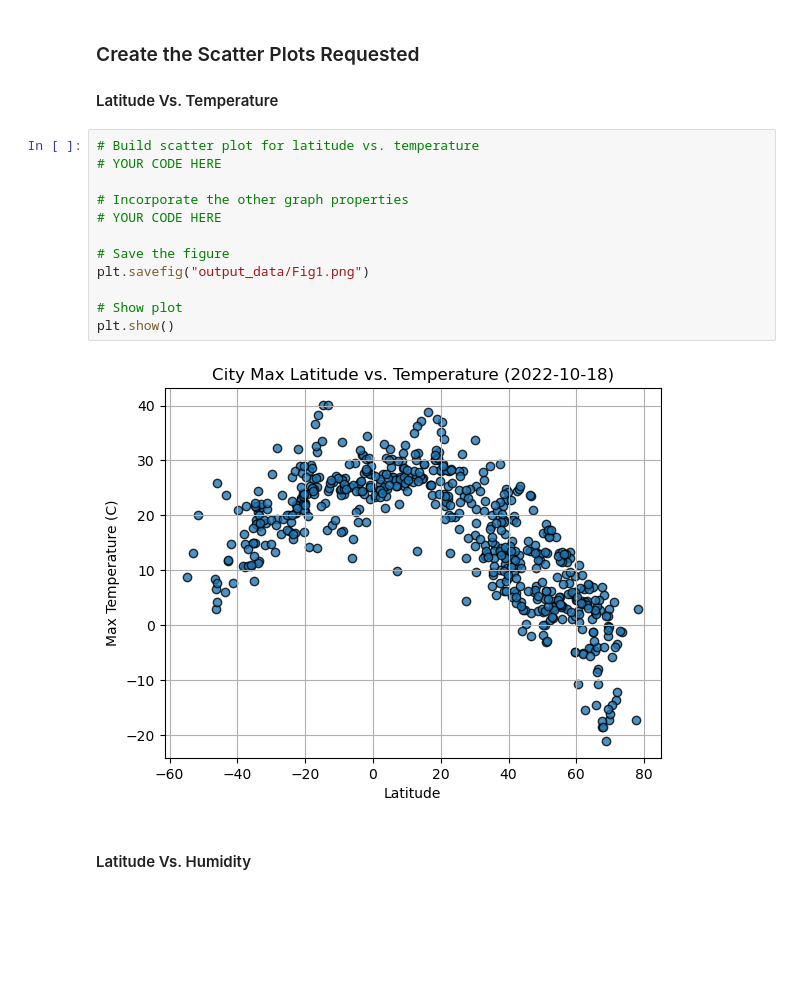
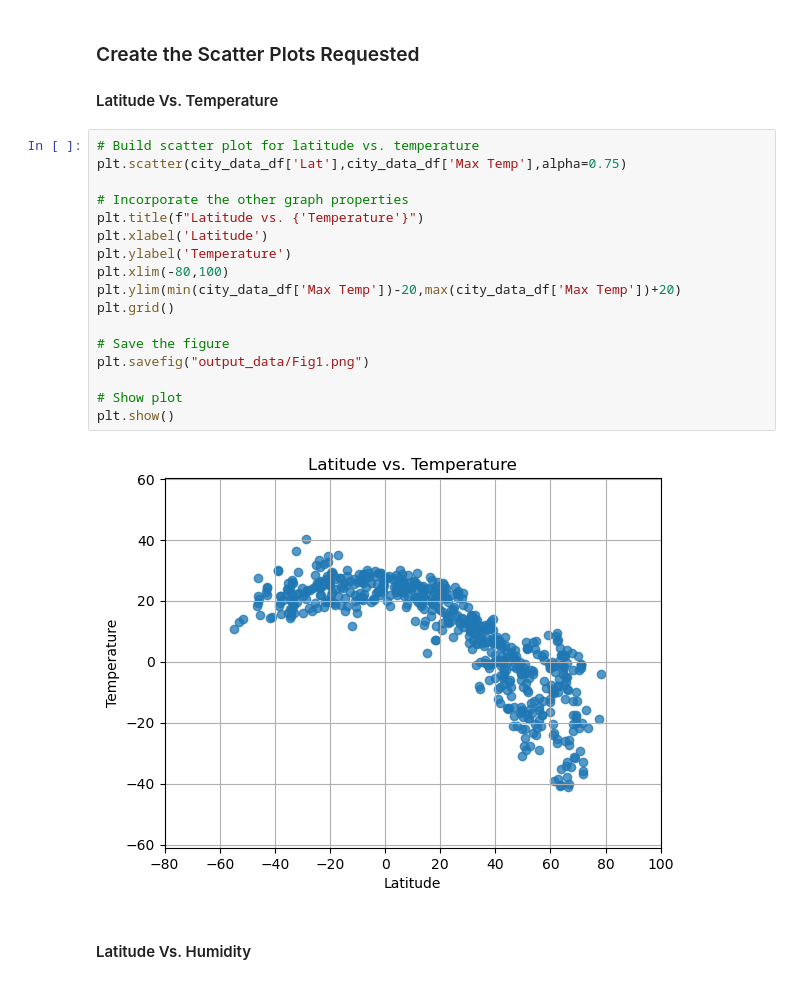
Before and after one commit to BlakeG2424/python-api-challenge, a Jupyter notebook: WeatherPy/WeatherPy.ipynb, the cells around one changed output. Saved outputs shown, nothing was run; the diff lists cells and outputs as text; blank space fills up the shorter version.

```diff
--- a/WeatherPy/WeatherPy.ipynb
+++ b/WeatherPy/WeatherPy.ipynb
@@ -189,18 +210,23 @@ city_data_df.head()
 #### Latitude Vs. Temperature
 # %%
 # Build scatter plot for latitude vs. temperature
-# YOUR CODE HERE
+plt.scatter(city_data_df['Lat'],city_data_df['Max Temp'],alpha=0.75)
 
 # Incorporate the other graph properties
-# YOUR CODE HERE
+plt.title(f"Latitude vs. {'Temperature'}")
+plt.xlabel('Latitude')
+plt.ylabel('Temperature')
+plt.xlim(-80,100)
+plt.ylim(min(city_data_df['Max Temp'])-20,max(city_data_df['Max Temp'])+20)
+plt.grid()
 
 # Save the figure
 plt.savefig("output_data/Fig1.png")
 
 # Show plot
 plt.show()
 # %% [output]
-[figure, old version]
+[figure, new version]
 # %% [markdown]
 #### Latitude Vs. Humidity
 # %%
```
Also changed, not shown: parts of 31 cells of this notebook, 8 other files.
